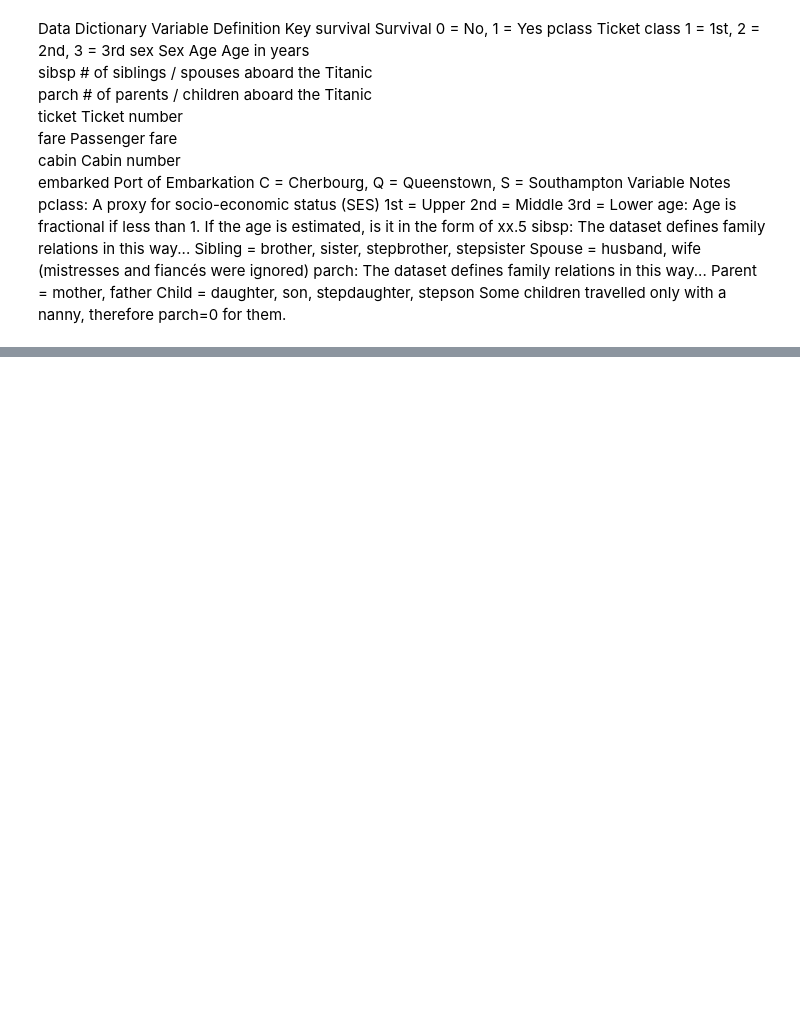
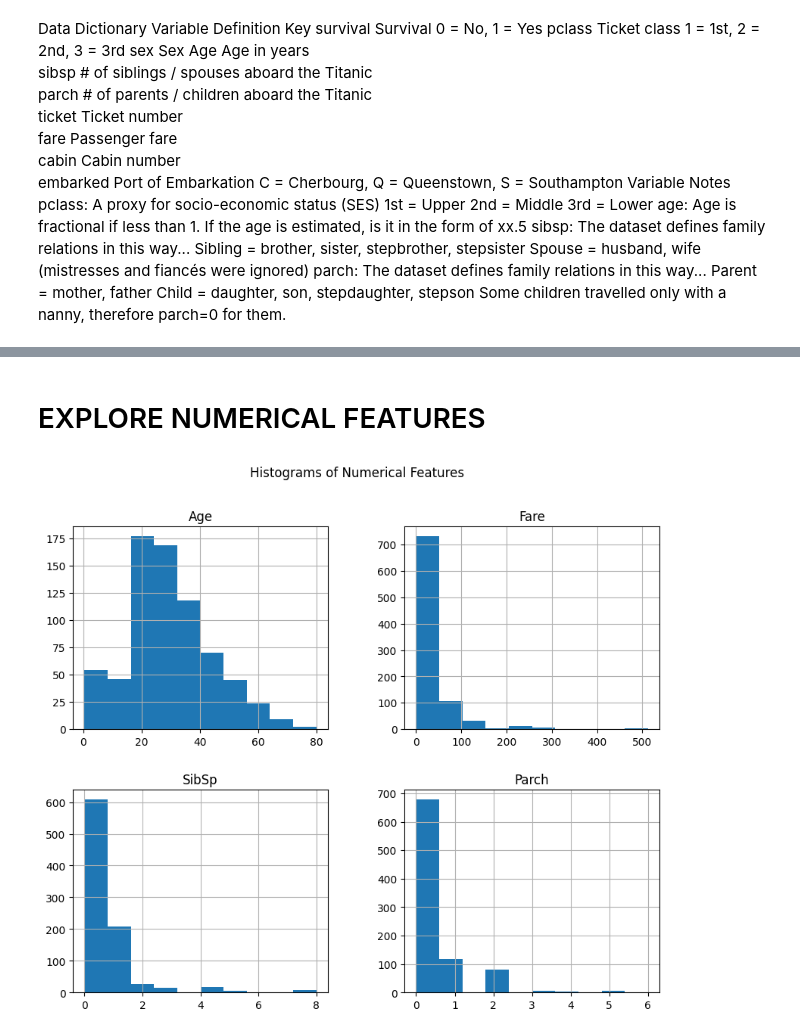
Before and after one commit to tomh1988-8/kaggle_titanic, a Jupyter notebook: Scripts/kaggle_titanic.ipynb, the cells around one changed output, grey strips where cells are left out. Saved outputs shown, nothing was run; the diff lists cells and outputs as text; code cells hidden in the pictures; blank space fills up the shorter version.

```diff
--- a/Scripts/kaggle_titanic.ipynb
+++ b/Scripts/kaggle_titanic.ipynb
@@ -78,0 +166,9 @@ Train Data Head:
+# %% [markdown]
+# EXPLORE NUMERICAL FEATURES
+# %%
+numerical_cols = ['Age', 'Fare', 'SibSp', 'Parch']
+train_data[numerical_cols].hist(figsize=(10, 8))  # Histograms for all numerical features
+plt.suptitle("Histograms of Numerical Features")
+plt.show()
+# %% [output]
+[figure, added]
```
Also changed, not shown: parts of 14 cells of this notebook.
